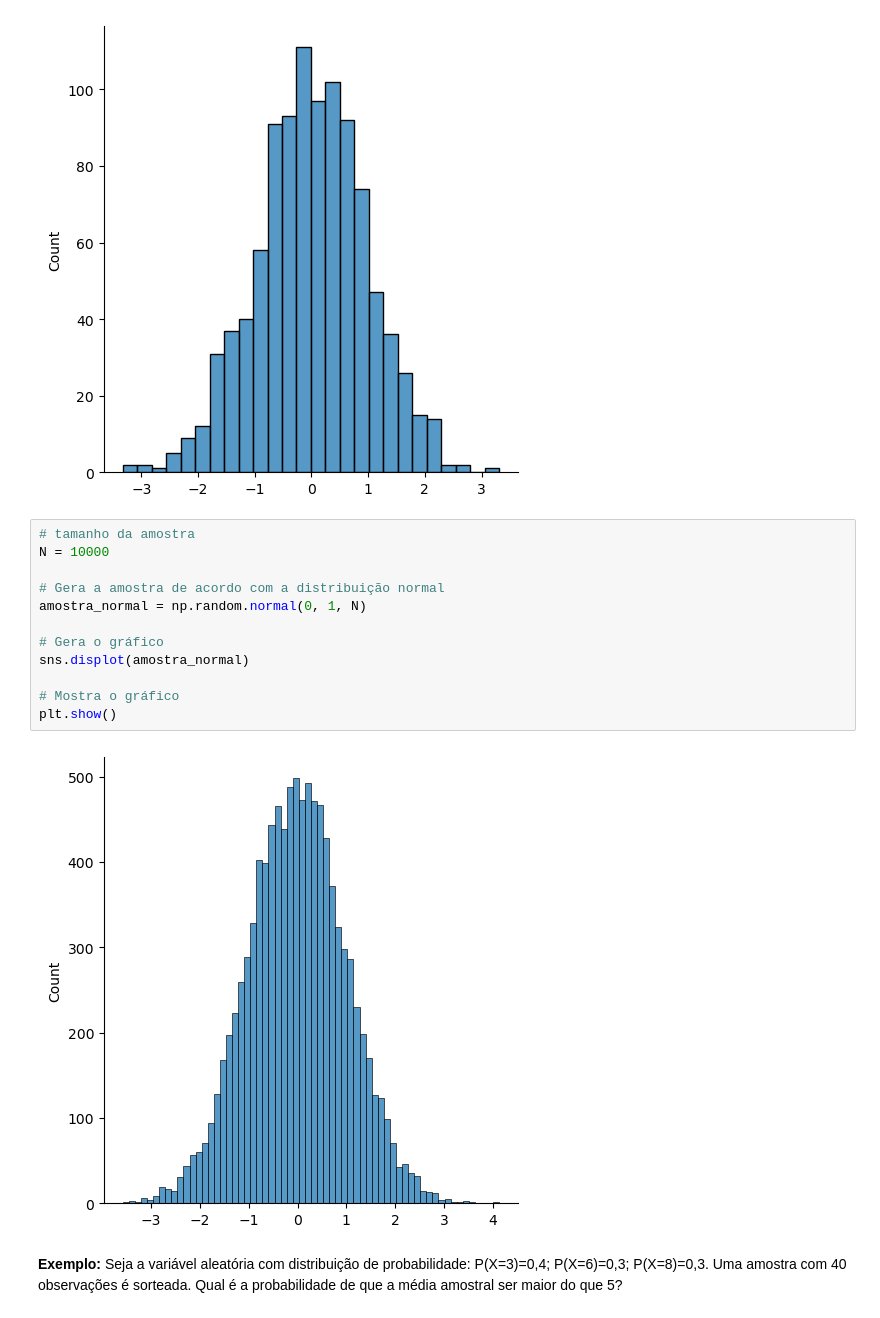
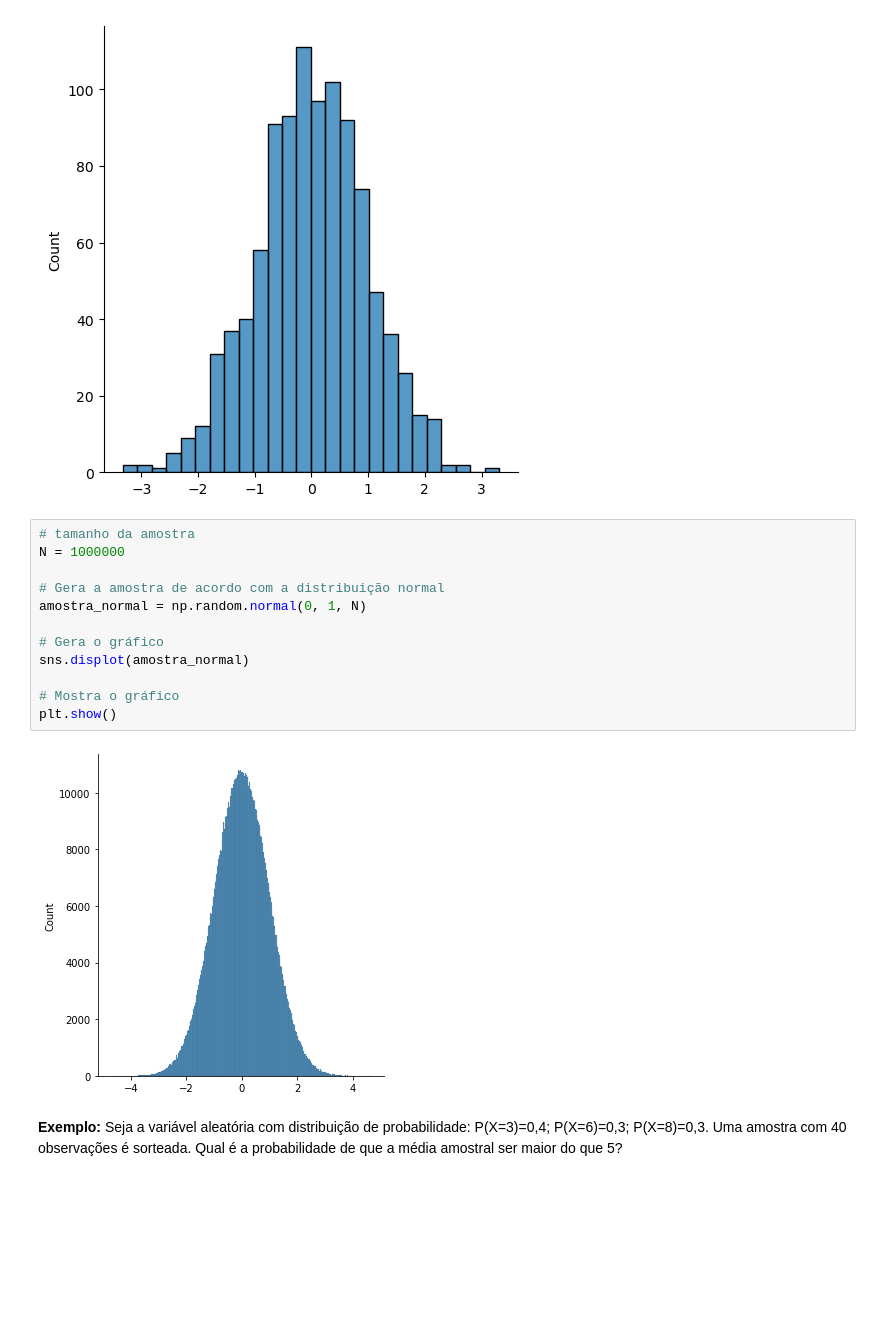
Before and after one commit to Luizfelz/Programa_PoloTech_Modulo-4, a Jupyter notebook: Aula 4 - Distribuição Normal e Teorema Central do Limite.ipynb, the cells around one changed output. Drawn from its saved outputs; the diff is of its cells as text; blank space fills up the shorter version.

```diff
--- a/Aula 4 - Distribuição Normal e Teorema Central do Limite.ipynb
+++ b/Aula 4 - Distribuição Normal e Teorema Central do Limite.ipynb
@@ -358,18 +358,18 @@ plt.show()
 [figure]
 # %%
 # tamanho da amostra
-N = 10000
+N = 1000000
 
 # Gera a amostra de acordo com a distribuição normal
 amostra_normal = np.random.normal(0, 1, N)
 
 # Gera o gráfico
 sns.displot(amostra_normal)
 
 # Mostra o gráfico
 plt.show()
 # %% [output]
-[figure, old version]
+[figure, new version]
 # %% [markdown]
 **Exemplo:** Seja a variável aleatória com distribuição de probabilidade: P(X=3)=0,4; P(X=6)=0,3; P(X=8)=0,3. Uma amostra com 40 observações é sorteada. Qual é a probabilidade de que a média amostral ser maior do que 5?
 # %%
```
Also changed, not shown: parts of 1 cell of this notebook.
